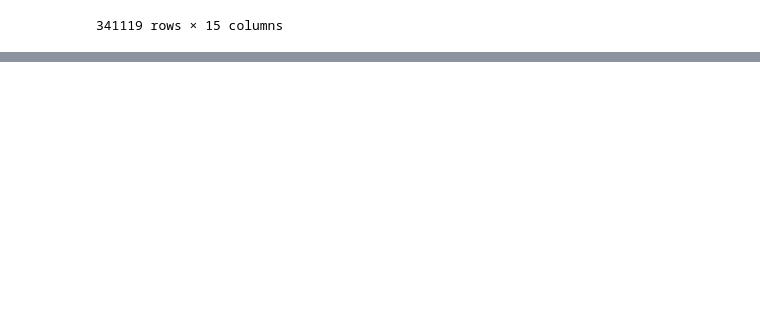
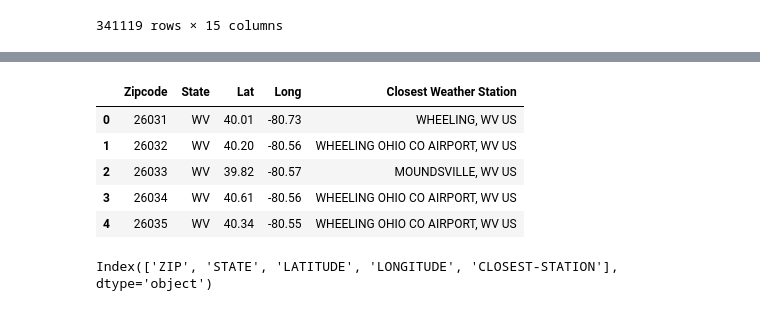
Before and after one commit to rebekahcallkacz/interactive-daily-normals, a Jupyter notebook: data_prep/data_cleaning.ipynb, the cells around one changed output, grey strips where cells are left out. Saved outputs shown, nothing was run; the diff lists cells and outputs as text; code cells hidden in the pictures; blank space fills up the shorter version.

```diff
--- a/data_prep/data_cleaning.ipynb
+++ b/data_prep/data_cleaning.ipynb
@@ -466,0 +503,10 @@ df_clean_3.to_csv('se-weather-cleaned.csv', index=False)
+# %%
+zips = pd.read_csv("../data/zipcodes_master.csv")
+zips.head()
+# %% [output]
+|  | Zipcode | State | Lat | Long | Closest Weather Station |
+| 0 | 26031 | WV | 40.01 | -80.73 | WHEELING, WV US |
+| 1 | 26032 | WV | 40.20 | -80.56 | WHEELING OHIO CO AIRPORT, WV US |
+| 2 | 26033 | WV | 39.82 | -80.57 | MOUNDSVILLE, WV US |
+| 3 | 26034 | WV | 40.61 | -80.56 | WHEELING OHIO CO AIRPORT, WV US |
+| 4 | 26035 | WV | 40.34 | -80.55 | WHEELING OHIO CO AIRPORT, WV US |
@@ -466,0 +515,4 @@ df_clean_3.to_csv('se-weather-cleaned.csv', index=False)
+# %%
+zips_new.columns
+# %% [output]
+Index(['ZIP', 'STATE', 'LATITUDE', 'LONGITUDE', 'CLOSEST-STATION'], dtype='object')
```
Also changed, not shown: parts of 8 cells of this notebook, 1 other file.
